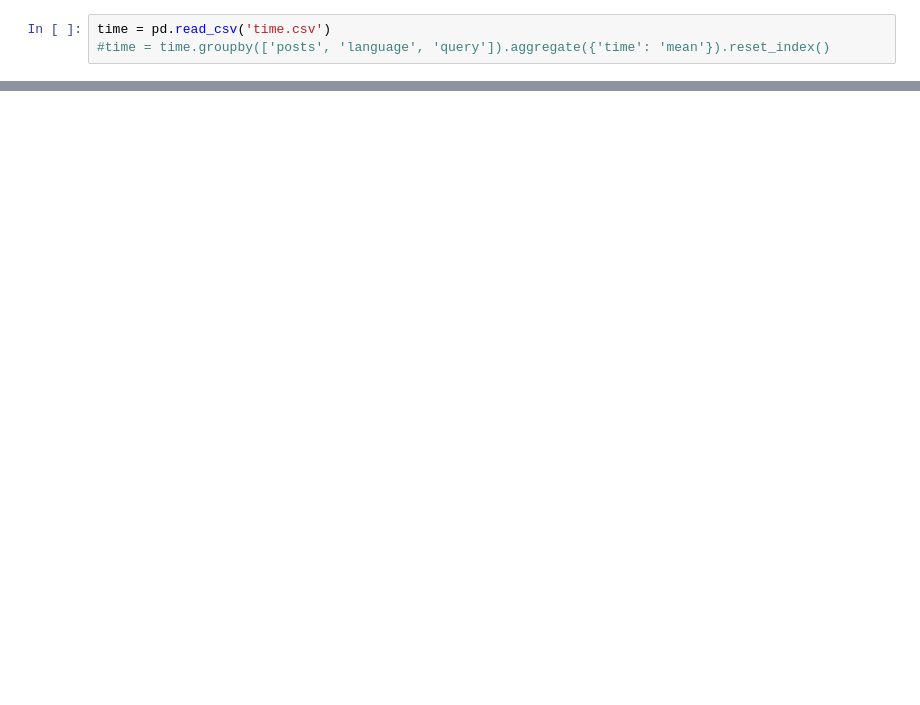
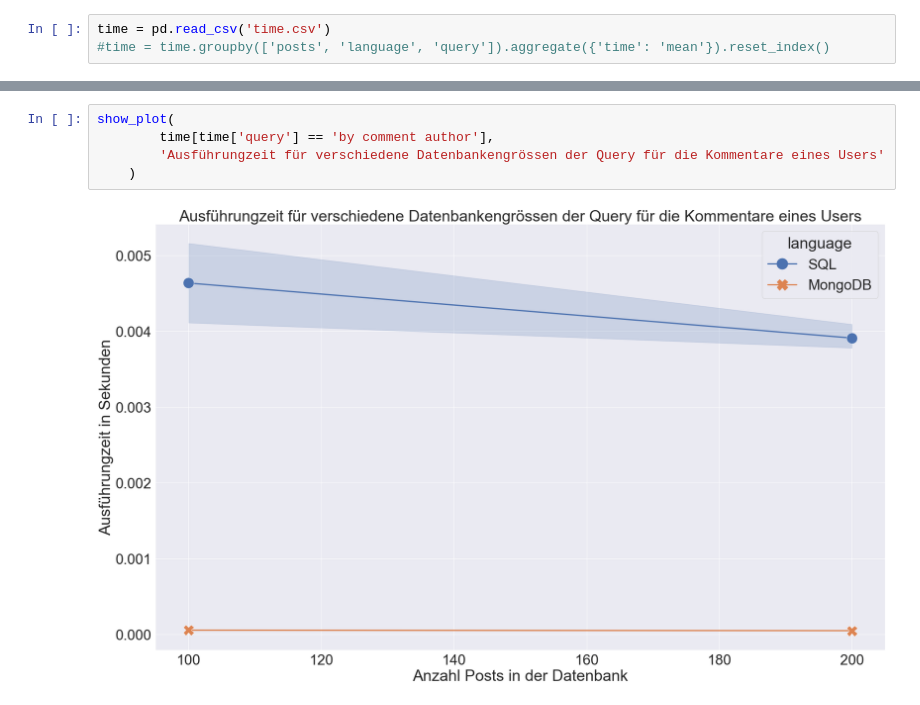
Before and after one commit to tez4/fhnw-ds-ddi, a Jupyter notebook: Report.ipynb, the cells around one changed output, grey strips where cells are left out. Drawn from its saved outputs; the diff is of its cells as text; blank space fills up the shorter version.

```diff
--- a/Report.ipynb
+++ b/Report.ipynb
@@ -39,0 +43,7 @@ plt.show()
+# %%
+show_plot(
+        time[time['query'] == 'by comment author'],
+        'Ausführungzeit für verschiedene Datenbankengrössen der Query für die Kommentare eines Users'
+    )
+# %% [output]
+[figure, added]
```
Also changed, not shown: parts of 6 cells of this notebook.
